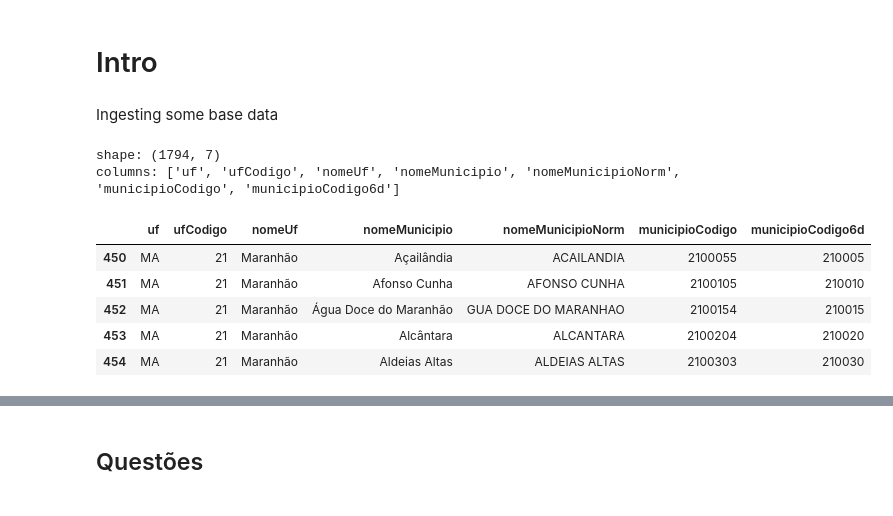
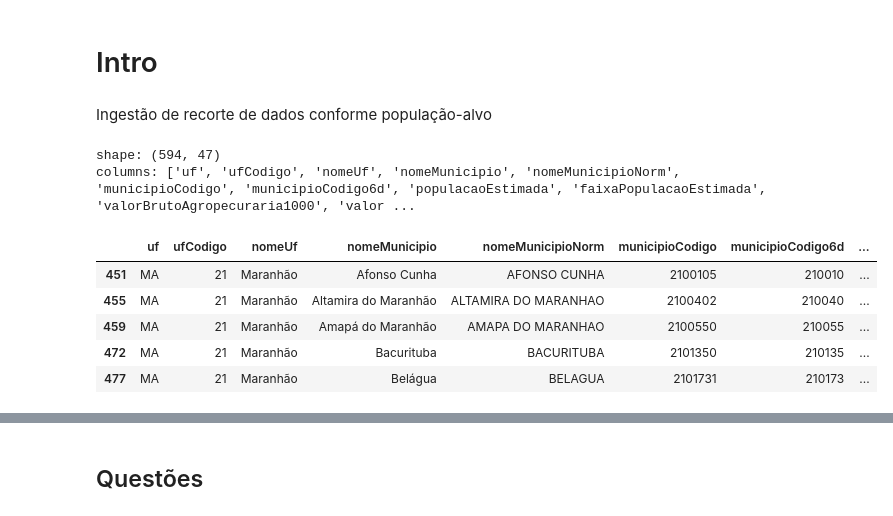
Before and after one commit to dunfrey/BCG-GAMMA-Challenge-2021, a Jupyter notebook: notebooks/2_data_understanding (1.3.1).ipynb, the cells around one changed output, grey strips where cells are left out. Saved outputs shown, nothing was run; the diff lists cells and outputs as text; code cells hidden in the pictures.

```diff
--- a/notebooks/2_data_understanding (1.3.1).ipynb
+++ b/notebooks/2_data_understanding (1.3.1).ipynb
@@ -25,4 +50,2 @@ pd.set_option('display.float_format', lambda x: '%.3f' % x)
 # %% [markdown]
 # Intro
-# %% [markdown]
-Ingesting some base data
@@ -32,14 +52,15 @@ UFS = ['AL', 'BA', 'CE', 'MA', 'PB', 'PE', 'PI', 'RN', 'SE']
+# %% [markdown]
+Ingestão de recorte de dados conforme população-alvo
 # %%
-municipio = pd.read_parquet('../data/handled/ibge_municipio.parquet')
-municipio = municipio[(municipio['uf'].isin(UFS))]
+municipio_features_slice = pd.read_parquet('../data/handled/municipio_features_slice.parquet')
 
-inspect(municipio);
+inspect(municipio_features_slice);
 # %% [output]
-shape: (1794, 7)
-columns: ['uf', 'ufCodigo', 'nomeUf', 'nomeMunicipio', 'nomeMunicipioNorm', 'municipioCodigo', 'municipioCodigo6d']
+shape: (594, 47)
+columns: ['uf', 'ufCodigo', 'nomeUf', 'nomeMunicipio', 'nomeMunicipioNorm', 'municipioCodigo', 'municipioCodigo6d', 'populacaoEstimada', 'faixaPopulacaoEstimada', 'valorBrutoAgropecuraria1000', 'valor ...
-|  | uf | ufCodigo | nomeUf | nomeMunicipio | nomeMunicipioNorm | municipioCodigo | municipioCodigo6d |
-| 450 | MA | 21 | Maranhão | Açailândia | ACAILANDIA | 2100055 | 210005 |
-| 451 | MA | 21 | Maranhão | Afonso Cunha | AFONSO CUNHA | 2100105 | 210010 |
-| 452 | MA | 21 | Maranhão | Água Doce do Maranhão | GUA DOCE DO MARANHAO | 2100154 | 210015 |
-| 453 | MA | 21 | Maranhão | Alcântara | ALCANTARA | 2100204 | 210020 |
-| 454 | MA | 21 | Maranhão | Aldeias Altas | ALDEIAS ALTAS | 2100303 | 210030 |
+|  | uf | ufCodigo | nomeUf | nomeMunicipio | nomeMunicipioNorm | municipioCodigo | municipioCodigo6d | ... |
+| 451 | MA | 21 | Maranhão | Afonso Cunha | AFONSO CUNHA | 2100105 | 210010 | ... |
+| 455 | MA | 21 | Maranhão | Altamira do Maranhão | ALTAMIRA DO MARANHAO | 2100402 | 210040 | ... |
+| 459 | MA | 21 | Maranhão | Amapá do Maranhão | AMAPA DO MARANHAO | 2100550 | 210055 | ... |
+| 472 | MA | 21 | Maranhão | Bacurituba | BACURITUBA | 2101350 | 210135 | ... |
+| 477 | MA | 21 | Maranhão | Belágua | BELAGUA | 2101731 | 210173 | ... |
```
Also changed, not shown: parts of 59 cells of this notebook, 5 other files.
